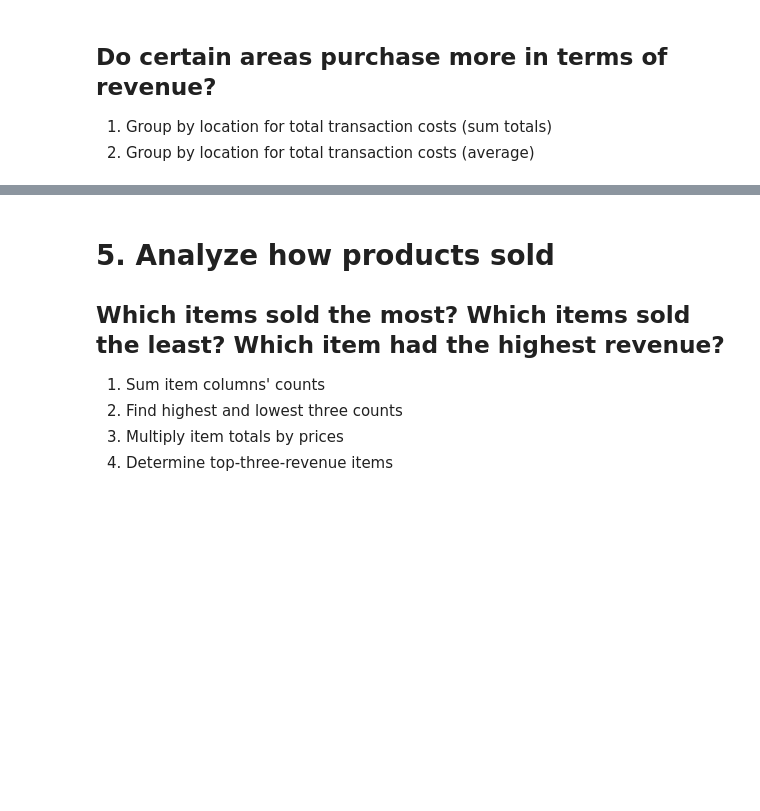
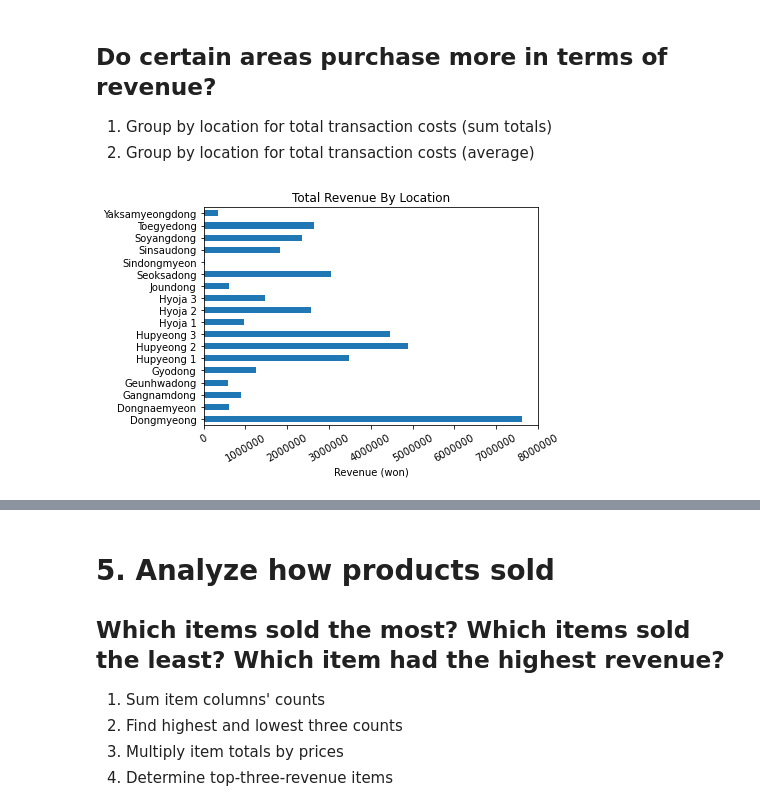
Before and after one commit to JacobPaxton/bakery-sales, a Jupyter notebook: explore.ipynb, the cells around one changed output, grey strips where cells are left out. Cells and saved outputs as stored; diff of their text form; code cells hidden in the pictures; blank space fills up the shorter version.

```diff
--- a/explore.ipynb
+++ b/explore.ipynb
@@ -503,6 +504,15 @@ Note: Sindongmyeon only has 1 transaction and should be considered an outlier in
 # %%
 # 1.
 # group by location for total charges (sum totals)
+sales.groupby('place').total.sum().plot.barh()
+plt.title('Total Revenue By Location')
+plt.xlabel('Revenue (won)')
+plt.xticks(rotation=30)
+plt.ylabel('')
+plt.gcf().axes[0].xaxis.get_major_formatter().set_scientific(False)
+plt.show()
+# %% [output]
+[figure, added]
 # %%
 # 2.
 # group by location for total charges (average)
```
Also changed, not shown: parts of 44 cells of this notebook.
